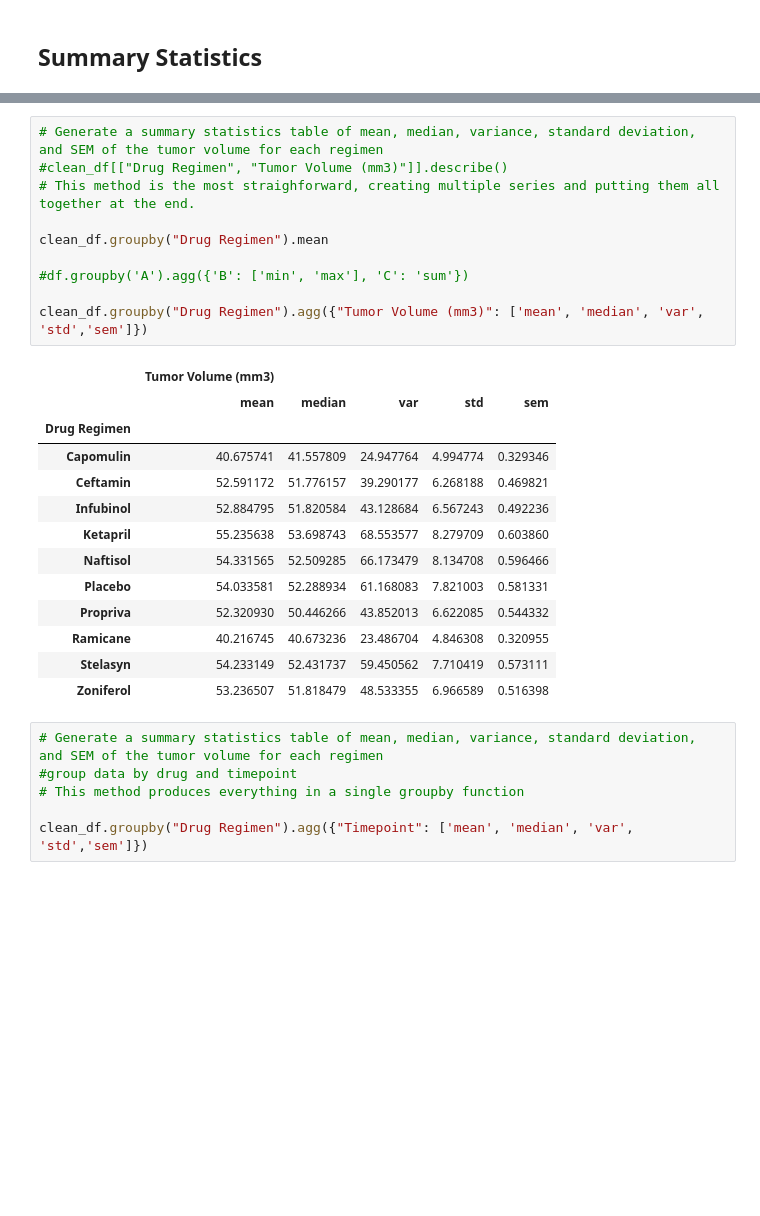
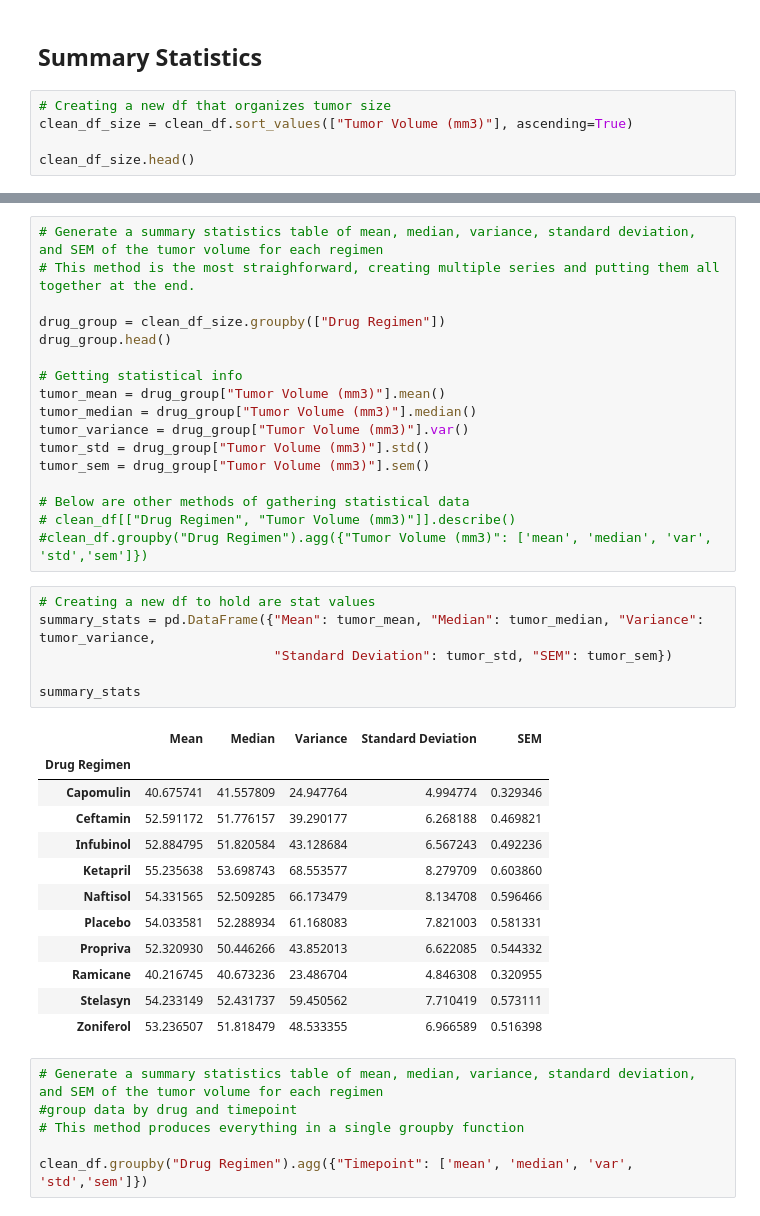
Before and after one commit to GStout17/Matplotlib-Challenge, a Jupyter notebook: Pymaceuticals_SCC _Tumor_Study.ipynb, the cells around one changed output, grey strips where cells are left out. Cells and saved outputs as stored; diff of their text form; blank space fills up the shorter version.

```diff
--- a/Pymaceuticals_SCC _Tumor_Study.ipynb
+++ b/Pymaceuticals_SCC _Tumor_Study.ipynb
@@ -133,3 +119,8 @@ clean_mouse_unique
 248
 # %% [markdown]
 ## Summary Statistics
+# %%
+# Creating a new df that organizes tumor size
+clean_df_size = clean_df.sort_values(["Tumor Volume (mm3)"], ascending=True)
+
+clean_df_size.head()
@@ -136,27 +134,39 @@ clean_mouse_unique
 # %%
 # Generate a summary statistics table of mean, median, variance, standard deviation, and SEM of the tumor volume for each regimen
-#clean_df[["Drug Regimen", "Tumor Volume (mm3)"]].describe()
 # This method is the most straighforward, creating multiple series and putting them all together at the end.
 
-clean_df.groupby("Drug Regimen").mean
+drug_group = clean_df_size.groupby(["Drug Regimen"])
+drug_group.head()
 
-#df.groupby('A').agg({'B': ['min', 'max'], 'C': 'sum'})
+# Getting statistical info
+tumor_mean = drug_group["Tumor Volume (mm3)"].mean()
+tumor_median = drug_group["Tumor Volume (mm3)"].median()
+tumor_variance = drug_group["Tumor Volume (mm3)"].var()
+tumor_std = drug_group["Tumor Volume (mm3)"].std()
+tumor_sem = drug_group["Tumor Volume (mm3)"].sem()
 
-clean_df.groupby("Drug Regimen").agg({"Tumor Volume (mm3)": ['mean', 'median', 'var', 'std','sem']})
+# Below are other methods of gathering statistical data
+# clean_df[["Drug Regimen", "Tumor Volume (mm3)"]].describe()
+#clean_df.groupby("Drug Regimen").agg({"Tumor Volume (mm3)": ['mean', 'median', 'var', 'std','sem']})
-# %% [output]
-|  | Tumor Volume (mm3) |  |  |  |  |
-|  | mean | median | var | std | sem |
-| Drug Regimen |  |  |  |  |  |
-| Capomulin | 40.675741 | 41.557809 | 24.947764 | 4.994774 | 0.329346 |
-| Ceftamin | 52.591172 | 51.776157 | 39.290177 | 6.268188 | 0.469821 |
-| Infubinol | 52.884795 | 51.820584 | 43.128684 | 6.567243 | 0.492236 |
-| Ketapril | 55.235638 | 53.698743 | 68.553577 | 8.279709 | 0.603860 |
-| Naftisol | 54.331565 | 52.509285 | 66.173479 | 8.134708 | 0.596466 |
-| Placebo | 54.033581 | 52.288934 | 61.168083 | 7.821003 | 0.581331 |
-| Propriva | 52.320930 | 50.446266 | 43.852013 | 6.622085 | 0.544332 |
-| Ramicane | 40.216745 | 40.673236 | 23.486704 | 4.846308 | 0.320955 |
-| Stelasyn | 54.233149 | 52.431737 | 59.450562 | 7.710419 | 0.573111 |
-| Zoniferol | 53.236507 | 51.818479 | 48.533355 | 6.966589 | 0.516398 |
+# %%
+# Creating a new df to hold are stat values
+summary_stats = pd.DataFrame({"Mean": tumor_mean, "Median": tumor_median, "Variance": tumor_variance,
+                              "Standard Deviation": tumor_std, "SEM": tumor_sem})
+
+summary_stats
+# %% [output]
+|  | Mean | Median | Variance | Standard Deviation | SEM |
+| Drug Regimen |  |  |  |  |  |
+| Capomulin | 40.675741 | 41.557809 | 24.947764 | 4.994774 | 0.329346 |
+| Ceftamin | 52.591172 | 51.776157 | 39.290177 | 6.268188 | 0.469821 |
+| Infubinol | 52.884795 | 51.820584 | 43.128684 | 6.567243 | 0.492236 |
+| Ketapril | 55.235638 | 53.698743 | 68.553577 | 8.279709 | 0.603860 |
+| Naftisol | 54.331565 | 52.509285 | 66.173479 | 8.134708 | 0.596466 |
+| Placebo | 54.033581 | 52.288934 | 61.168083 | 7.821003 | 0.581331 |
+| Propriva | 52.320930 | 50.446266 | 43.852013 | 6.622085 | 0.544332 |
+| Ramicane | 40.216745 | 40.673236 | 23.486704 | 4.846308 | 0.320955 |
+| Stelasyn | 54.233149 | 52.431737 | 59.450562 | 7.710419 | 0.573111 |
+| Zoniferol | 53.236507 | 51.818479 | 48.533355 | 6.966589 | 0.516398 |
 # %%
 # Generate a summary statistics table of mean, median, variance, standard deviation, and SEM of the tumor volume for each regimen
 #group data by drug and timepoint
```
Also changed, not shown: parts of 3 cells of this notebook.
